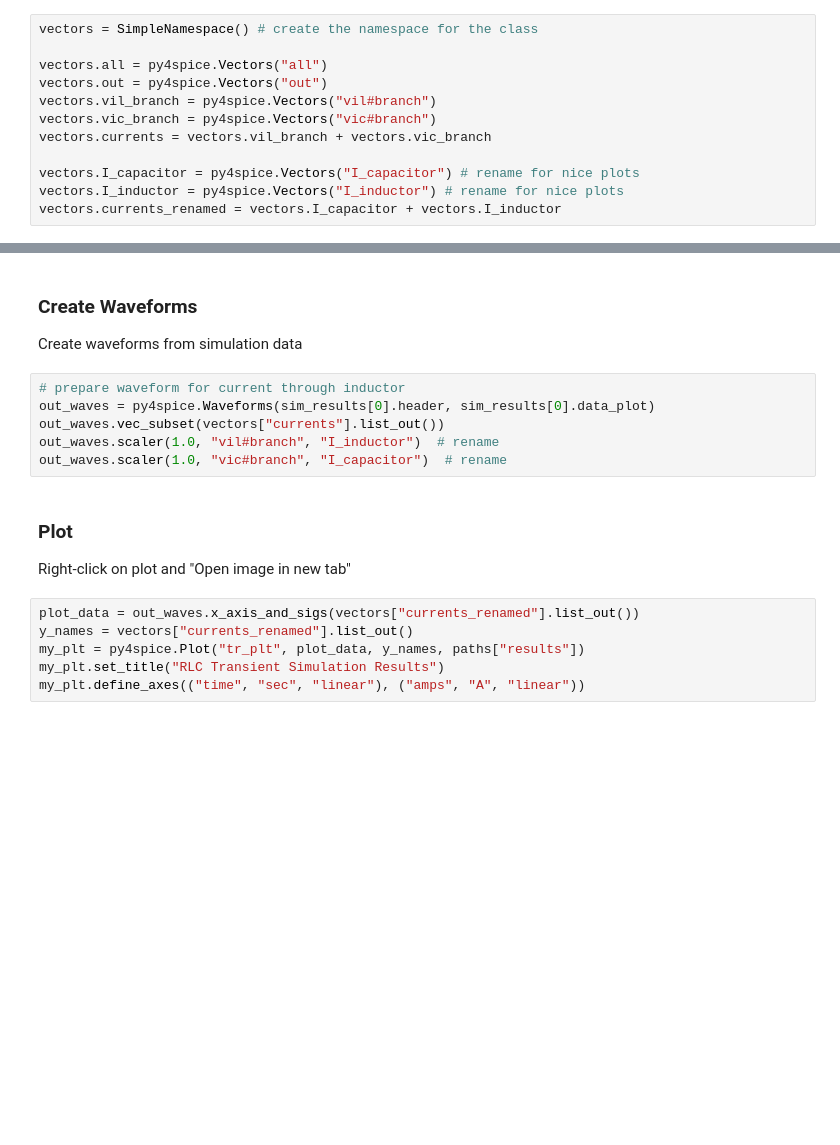
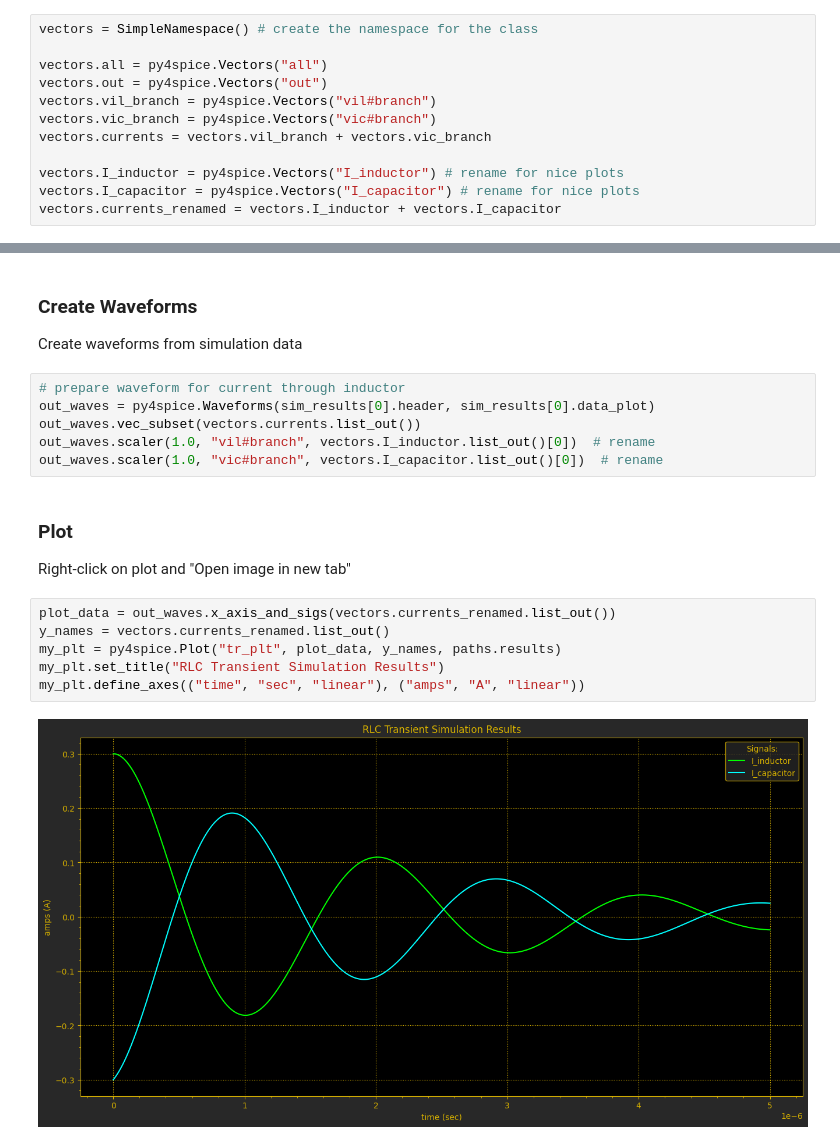
Before and after one commit to astorguy/learn_ngspice, a Jupyter notebook: notebooks/rlc/rlc.ipynb, the cells around one changed output, grey strips where cells are left out. Saved outputs shown, nothing was run; the diff lists cells and outputs as text; blank space fills up the shorter version.

```diff
--- a/notebooks/rlc/rlc.ipynb
+++ b/notebooks/rlc/rlc.ipynb
@@ -108,9 +108,9 @@ vectors.vil_branch = py4spice.Vectors("vil#branch")
 vectors.vic_branch = py4spice.Vectors("vic#branch")
 vectors.currents = vectors.vil_branch + vectors.vic_branch
 
+vectors.I_inductor = py4spice.Vectors("I_inductor") # rename for nice plots
 vectors.I_capacitor = py4spice.Vectors("I_capacitor") # rename for nice plots
-vectors.I_inductor = py4spice.Vectors("I_inductor") # rename for nice plots
-vectors.currents_renamed = vectors.I_capacitor + vectors.I_inductor
+vectors.currents_renamed = vectors.I_inductor + vectors.I_capacitor
 # %% [markdown]
 ### Analyses to run during the simulation process
 Each batch simulation in Ngspice can perform one or more analyses. We will create a list of analyses to make it easier to reuse the code. The Analysis object has the following arguments:
@@ -216,15 +218,17 @@ Create waveforms from simulation data
 # %%
 # prepare waveform for current through inductor
 out_waves = py4spice.Waveforms(sim_results[0].header, sim_results[0].data_plot)
-out_waves.vec_subset(vectors["currents"].list_out())
-out_waves.scaler(1.0, "vil#branch", "I_inductor")  # rename
-out_waves.scaler(1.0, "vic#branch", "I_capacitor")  # rename
+out_waves.vec_subset(vectors.currents.list_out())
+out_waves.scaler(1.0, "vil#branch", vectors.I_inductor.list_out()[0])  # rename
+out_waves.scaler(1.0, "vic#branch", vectors.I_capacitor.list_out()[0])  # rename
 # %% [markdown]
 ### Plot
 Right-click on plot and "Open image in new tab"
 # %%
-plot_data = out_waves.x_axis_and_sigs(vectors["currents_renamed"].list_out())
-y_names = vectors["currents_renamed"].list_out()
-my_plt = py4spice.Plot("tr_plt", plot_data, y_names, paths["results"])
+plot_data = out_waves.x_axis_and_sigs(vectors.currents_renamed.list_out())
+y_names = vectors.currents_renamed.list_out()
+my_plt = py4spice.Plot("tr_plt", plot_data, y_names, paths.results)
 my_plt.set_title("RLC Transient Simulation Results")
 my_plt.define_axes(("time", "sec", "linear"), ("amps", "A", "linear"))
+# %% [output]
+[figure, added]
```
Also changed, not shown: parts of 2 cells of this notebook, 1 other file.
